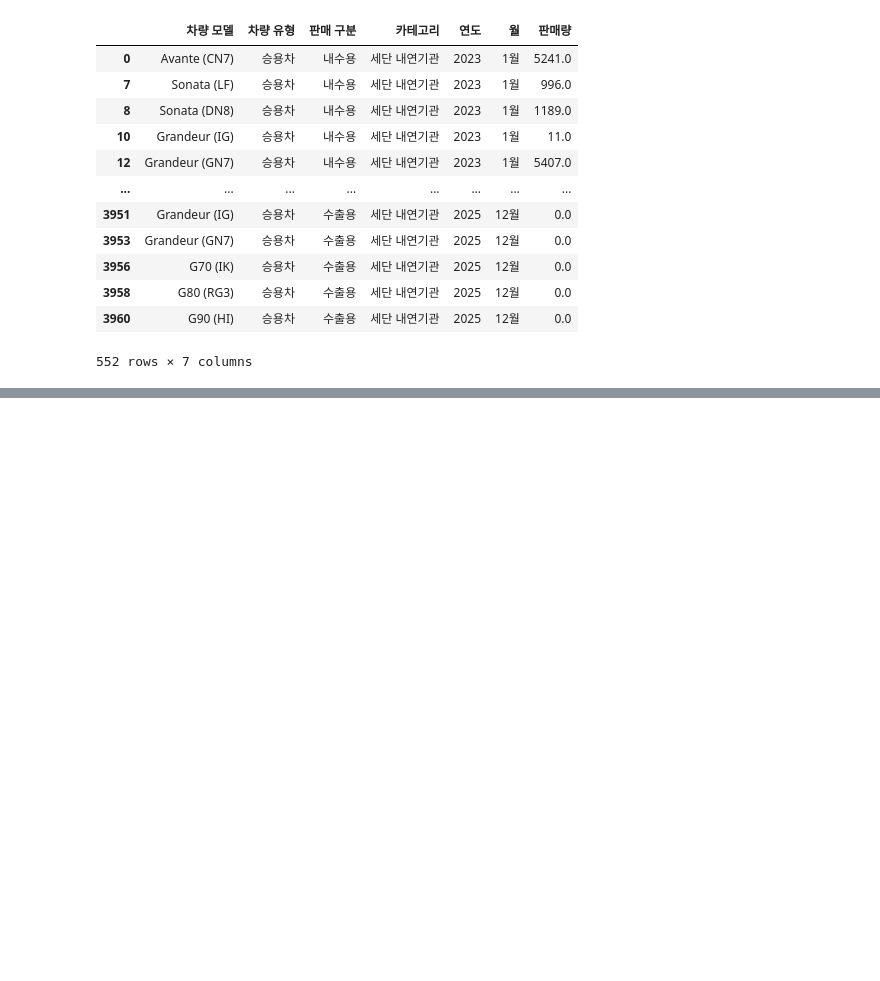
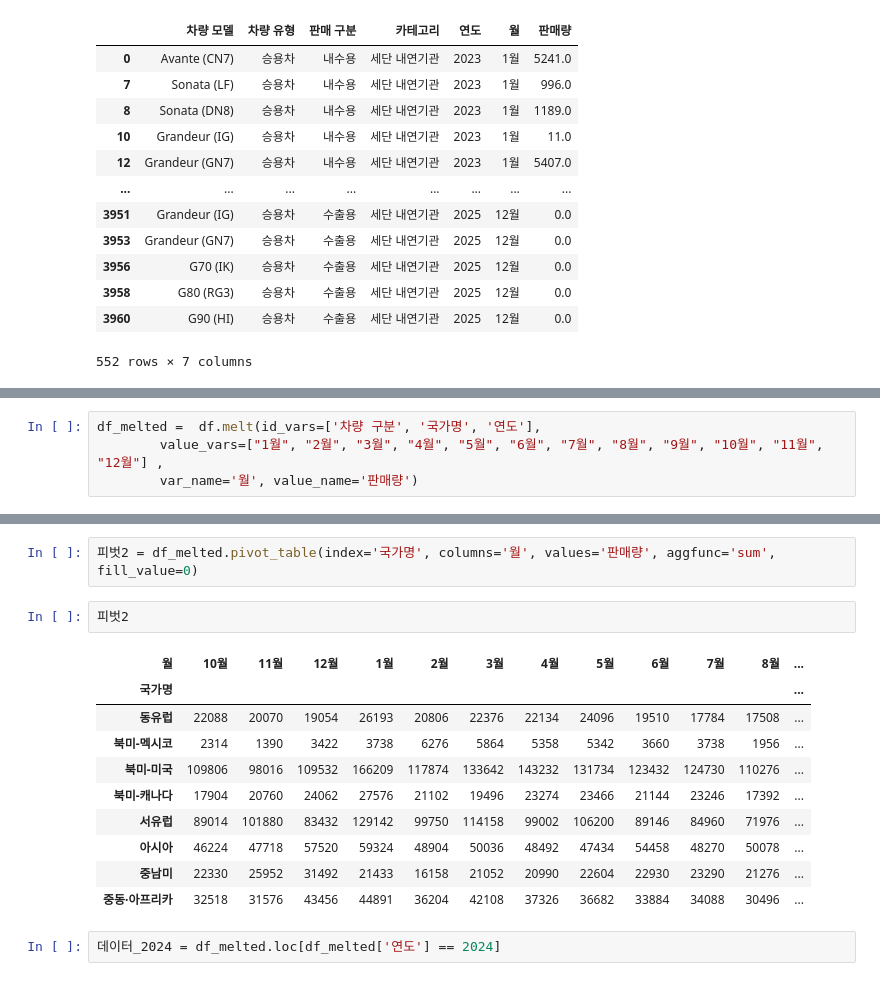
Before and after one commit to Coding-Supremacy/manifest-mini, a Jupyter notebook: junghee/jh/분석 요약표 집계.ipynb, the cells around one changed output, grey strips where cells are left out. Drawn from its saved outputs; the diff is of its cells as text; blank space fills up the shorter version.

```diff
--- a/junghee/분석 요약표 집계.ipynb
+++ b/junghee/jh/분석 요약표 집계.ipynb
@@ -694,0 +719,4 @@ df_melted.loc[df_melted['카테고리'] == '세단 내연기관']
+# %%
+df_melted =  df.melt(id_vars=['차량 구분', '국가명', '연도'],
+        value_vars=["1월", "2월", "3월", "4월", "5월", "6월", "7월", "8월", "9월", "10월", "11월", "12월"] ,
+        var_name='월', value_name='판매량')
@@ -694,0 +754,17 @@ df_melted.loc[df_melted['카테고리'] == '세단 내연기관']
+# %%
+피벗2 = df_melted.pivot_table(index='국가명', columns='월', values='판매량', aggfunc='sum', fill_value=0)
+# %%
+피벗2
+# %% [output]
+| 월 | 10월 | 11월 | 12월 | 1월 | 2월 | 3월 | 4월 | 5월 | 6월 | 7월 | 8월 | ... |
+| 국가명 |  |  |  |  |  |  |  |  |  |  |  | ... |
+| 동유럽 | 22088 | 20070 | 19054 | 26193 | 20806 | 22376 | 22134 | 24096 | 19510 | 17784 | 17508 | ... |
+| 북미-멕시코 | 2314 | 1390 | 3422 | 3738 | 6276 | 5864 | 5358 | 5342 | 3660 | 3738 | 1956 | ... |
+| 북미-미국 | 109806 | 98016 | 109532 | 166209 | 117874 | 133642 | 143232 | 131734 | 123432 | 124730 | 110276 | ... |
+| 북미-캐나다 | 17904 | 20760 | 24062 | 27576 | 21102 | 19496 | 23274 | 23466 | 21144 | 23246 | 17392 | ... |
+| 서유럽 | 89014 | 101880 | 83432 | 129142 | 99750 | 114158 | 99002 | 106200 | 89146 | 84960 | 71976 | ... |
+| 아시아 | 46224 | 47718 | 57520 | 59324 | 48904 | 50036 | 48492 | 47434 | 54458 | 48270 | 50078 | ... |
+| 중남미 | 22330 | 25952 | 31492 | 21433 | 16158 | 21052 | 20990 | 22604 | 22930 | 23290 | 21276 | ... |
+| 중동·아프리카 | 32518 | 31576 | 43456 | 44891 | 36204 | 42108 | 37326 | 36682 | 33884 | 34088 | 30496 | ... |
+# %%
+데이터_2024 = df_melted.loc[df_melted['연도'] == 2024]
```
Also changed, not shown: parts of 8 cells of this notebook, 40 other files.
